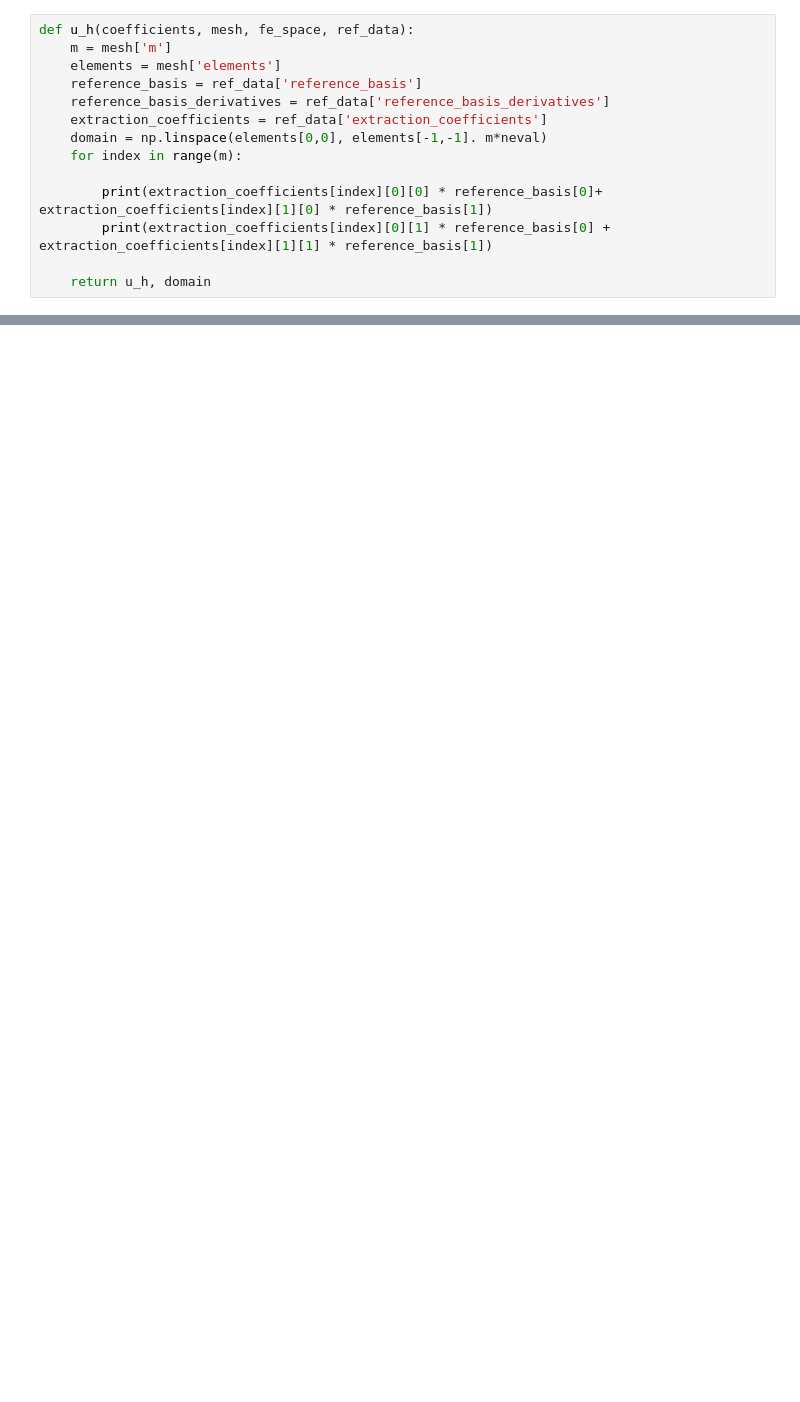
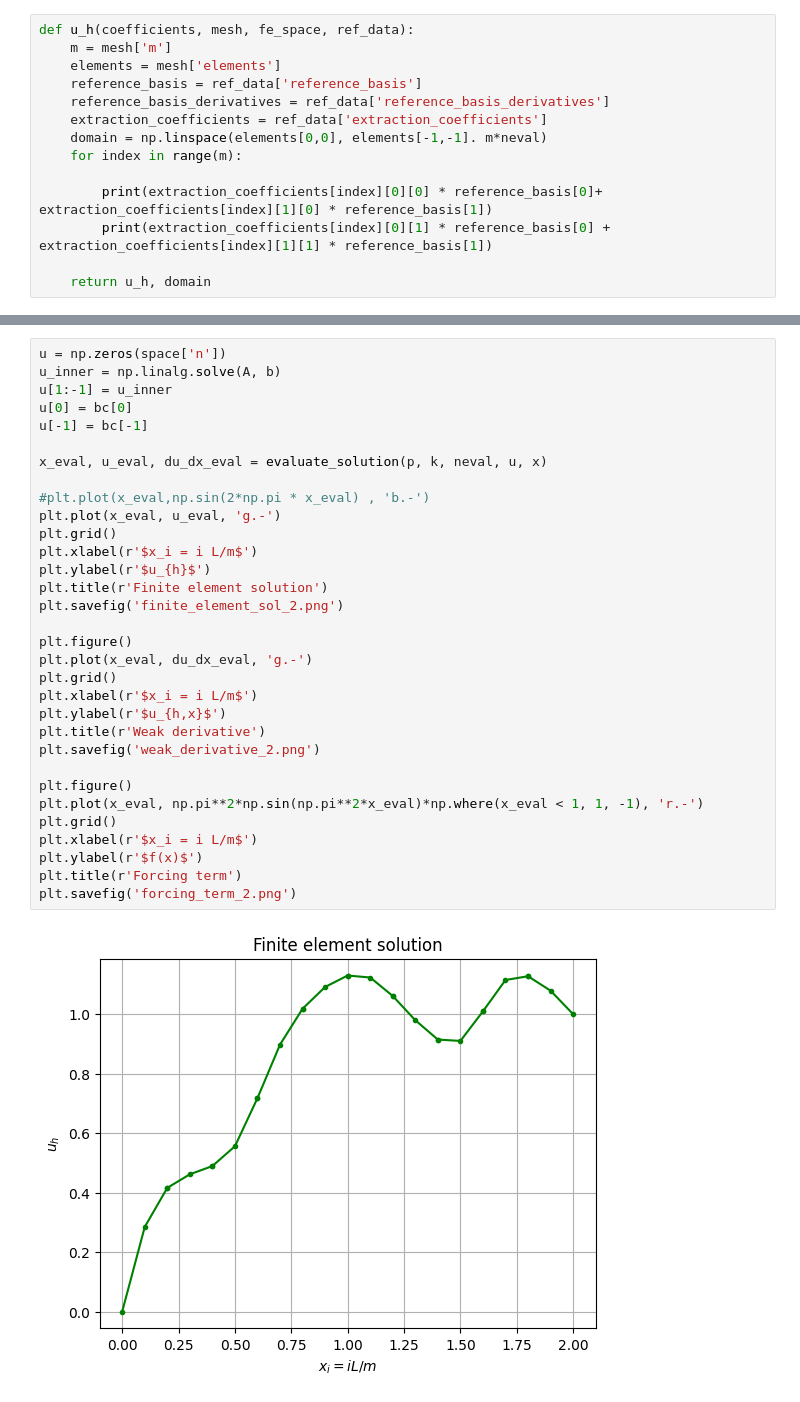
Before and after one commit to markus0800/Applied-finite-element-assignment-2, a Jupyter notebook: testing.ipynb, the cells around one changed output, grey strips where cells are left out. Drawn from its saved outputs; the diff is of its cells as text; blank space fills up the shorter version.

```diff
--- a/testing.ipynb
+++ b/testing.ipynb
@@ -394,0 +231,34 @@ Notice that our Bilinear form $B$ is symmetric, therefore $\bar{A}$ is also symm
+# %%
+u = np.zeros(space['n'])
+u_inner = np.linalg.solve(A, b)
+u[1:-1] = u_inner
+u[0] = bc[0]
+u[-1] = bc[-1]
+
+x_eval, u_eval, du_dx_eval = evaluate_solution(p, k, neval, u, x)
+
+#plt.plot(x_eval,np.sin(2*np.pi * x_eval) , 'b.-')
+plt.plot(x_eval, u_eval, 'g.-')
+plt.grid()
+plt.xlabel(r'$x_i = i L/m$')
+plt.ylabel(r'$u_{h}$')
+plt.title(r'Finite element solution')
+plt.savefig('finite_element_sol_2.png')
+
+plt.figure()
+plt.plot(x_eval, du_dx_eval, 'g.-')
+plt.grid()
+plt.xlabel(r'$x_i = i L/m$')
+plt.ylabel(r'$u_{h,x}$')
+plt.title(r'Weak derivative')
+plt.savefig('weak_derivative_2.png')
+
+plt.figure()
+plt.plot(x_eval, np.pi**2*np.sin(np.pi**2*x_eval)*np.where(x_eval < 1, 1, -1), 'r.-')
+plt.grid()
+plt.xlabel(r'$x_i = i L/m$')
+plt.ylabel(r'$f(x)$')
+plt.title(r'Forcing term')
+plt.savefig('forcing_term_2.png')
+# %% [output]
+[figure, added]
```
Also changed, not shown: parts of 9 cells of this notebook, 11 other files.
